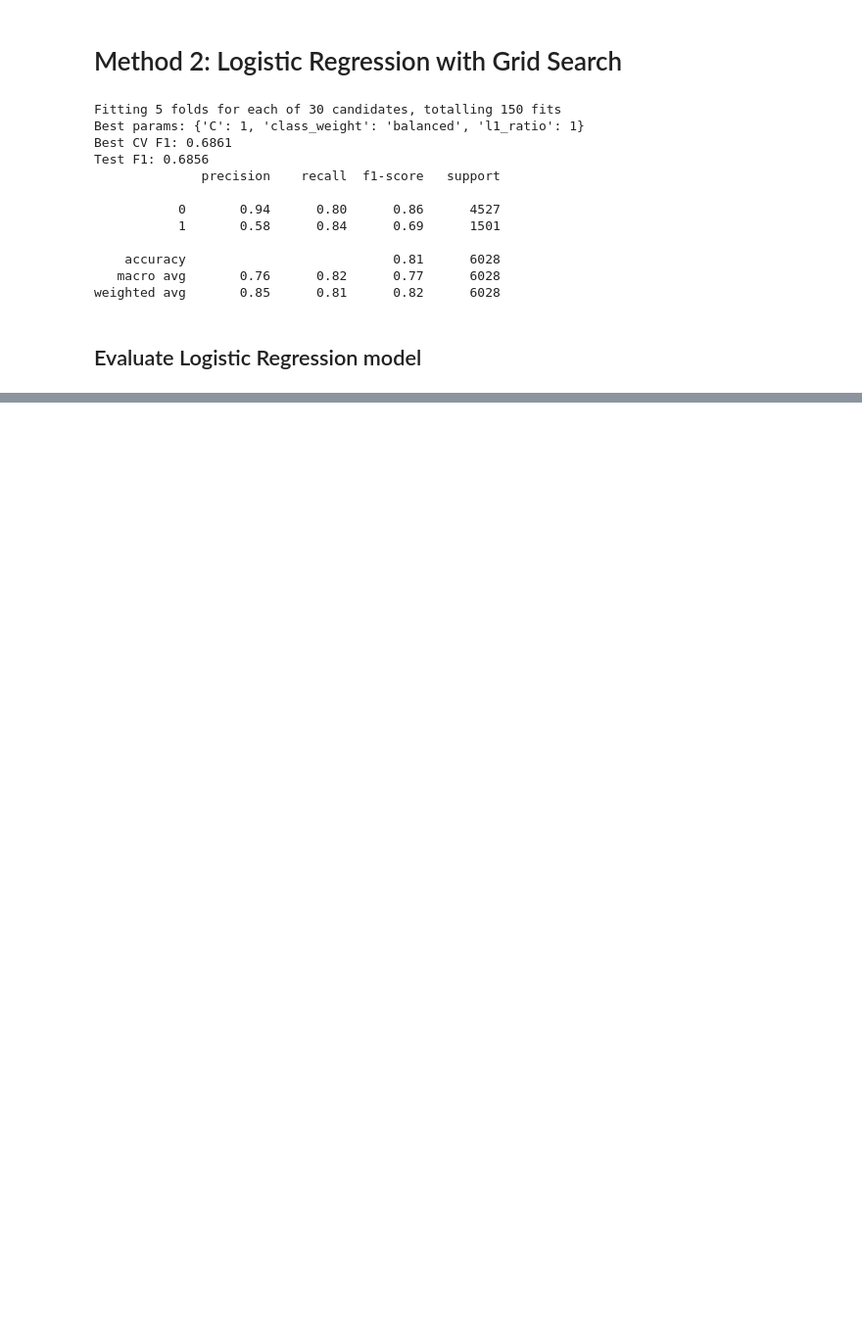
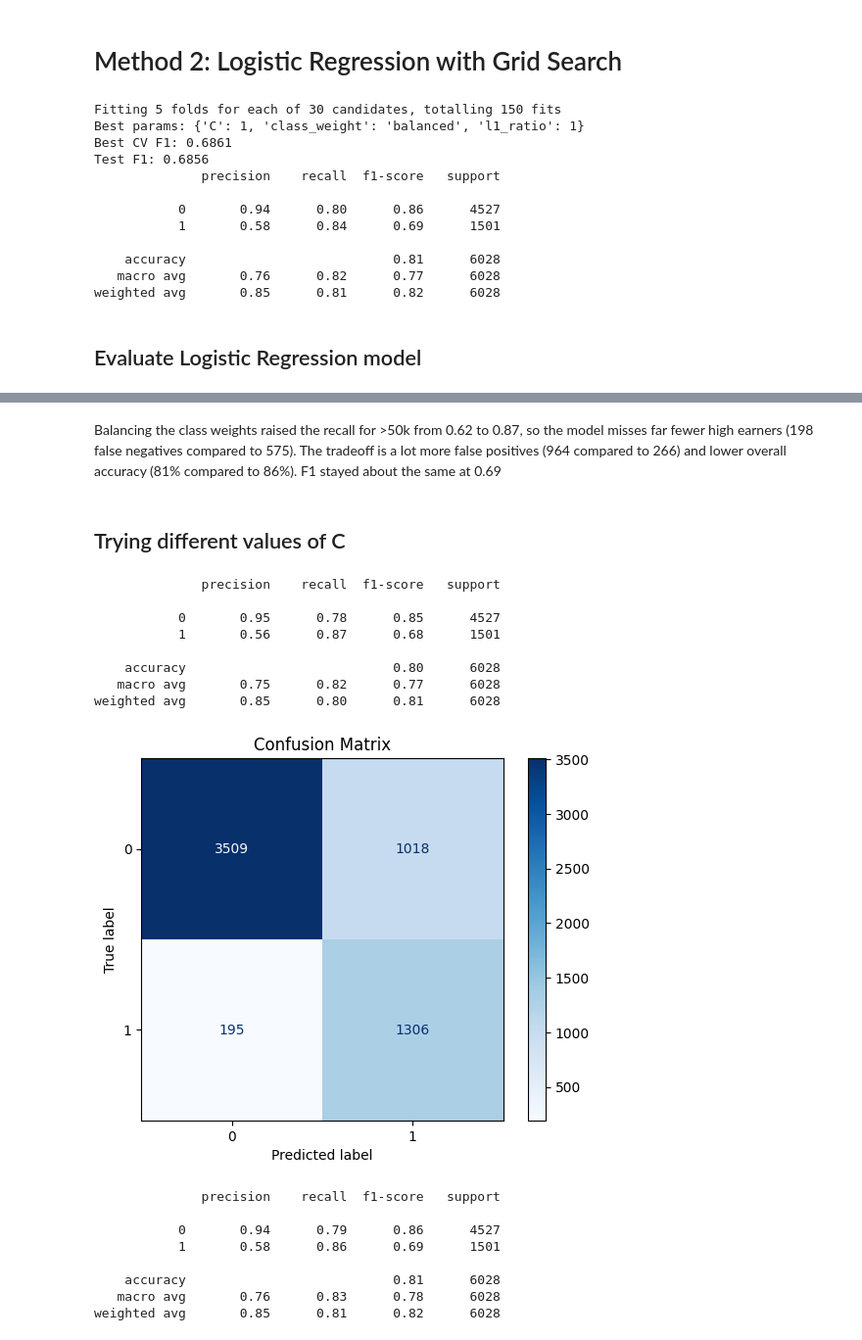
Before and after one commit to LouisUF/Intro-To-ML-Project, a Jupyter notebook: Term Project Group 19.ipynb, the cells around one changed output, grey strips where cells are left out. Shown at 98% size. Cells and saved outputs as stored; diff of their text form; code cells hidden in the pictures; blank space fills up the shorter version.

```diff
--- a/Term Project Group 19.ipynb
+++ b/Term Project Group 19.ipynb
@@ -848,0 +911,29 @@ weighted avg       0.85      0.81      0.82      6028
+# %% [markdown]
+Balancing the class weights raised the recall for >50k from 0.62 to 0.87, so the model misses far fewer high earners (198 false negatives compared to 575). The tradeoff is a lot more false positives (964 compared to 266) and lower overall accuracy (81% compared to 86%). F1 stayed about the same at 0.69
+# %% [markdown]
+## Trying different values of C
+# %%
+svm_clf = SVC(C=0.1, class_weight='balanced')
+svm_clf.fit(X_train, y_train)
+test_model(svm_clf)
+svm_clf = SVC(C=10, class_weight='balanced')
+svm_clf.fit(X_train, y_train)
+test_model(svm_clf)
+# %% [output]
+              precision    recall  f1-score   support
+
+           0       0.95      0.78      0.85      4527
+           1       0.56      0.87      0.68      1501
+
+    accuracy                           0.80      6028
+   macro avg       0.75      0.82      0.77      6028
+weighted avg       0.85      0.80      0.81      6028
+[figure, added]
+              precision    recall  f1-score   support
+
+           0       0.94      0.79      0.86      4527
+           1       0.58      0.86      0.69      1501
+
+    accuracy                           0.81      6028
+   macro avg       0.76      0.83      0.78      6028
+weighted avg       0.85      0.81      0.82      6028
```
Also changed, not shown: parts of 39 cells of this notebook.
